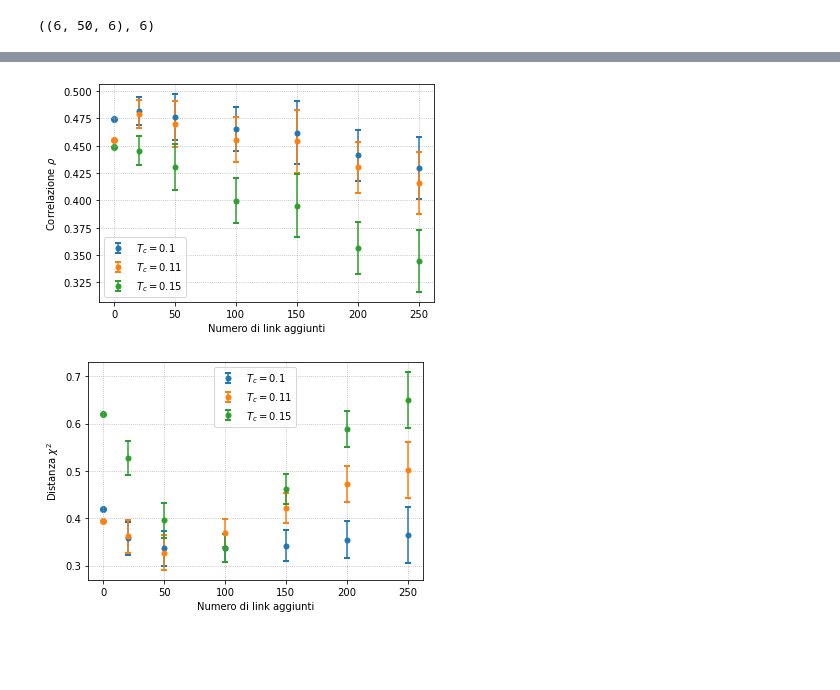
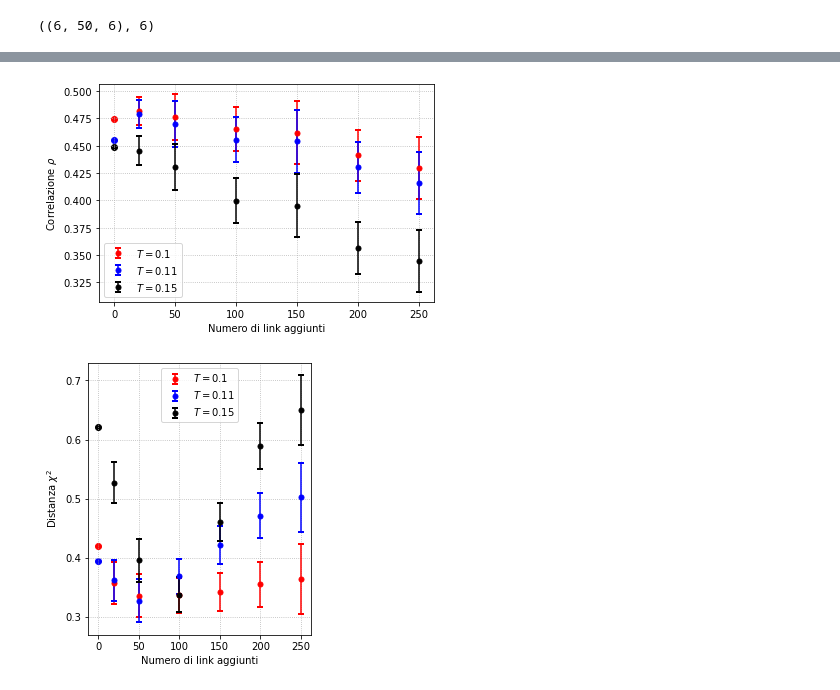
Before and after one commit to tommaso-bertola/TesiTriennale, a Jupyter notebook: Code/Risultati-Aggiunta-nodi-50realizzazioni.ipynb, the cells around one changed output, grey strips where cells are left out. Saved outputs shown, nothing was run; the diff lists cells and outputs as text; code cells hidden in the pictures; blank space fills up the shorter version.

```diff
--- a/Code/Risultati-Aggiunta-nodi-50realizzazioni.ipynb
+++ b/Code/Risultati-Aggiunta-nodi-50realizzazioni.ipynb
@@ -66,27 +66,40 @@ Le due metriche seppur confrontando i risultati della simulazione con quelli spe
 # %%
+custom_cycler = (cycler(color=['r', 'b', 'k']))
+fig,ax1=plt.subplots()
+
+ax1.set_prop_cycle(custom_cycler)
+
 tc_compute=[0.1,0.11,0.15]
 for i,tc in enumerate(tc_compute):
-    plt.errorbar(o_a, np.mean(rho_f[:,:,tc_index[tc]], axis=1), yerr=np.std(rho_f[:,:,tc_index[0.1]], axis=1),
-             fmt='o', label=r'$T_c=$'+str(tc), capsize=3, capthick=2, markersize=5)
-    plt.scatter(0,rho_orig[0,tc_orig_index[tc]])#, label='Normalizzato Tc='+str(tc),)
+    ax1.errorbar(o_a, np.mean(rho_f[:,:,tc_index[tc]], axis=1), yerr=np.std(rho_f[:,:,tc_index[0.1]], axis=1),
+             fmt='o', label=r'$T=$'+str(tc), capsize=3, capthick=2, markersize=5)
+    ax1.scatter(0,rho_orig[0,tc_orig_index[tc]])#, label='Normalizzato Tc='+str(tc),)
 
-plt.ylabel(r'Correlazione $\rho$')
-plt.xlabel('Numero di link aggiunti')
+ax1.set_ylabel(r'Correlazione $\rho$')
+ax1.set_xlabel('Numero di link aggiunti')
 plt.legend()
 plt.grid(True, ls='dotted')
+plt.savefig('../Figure/Risultati/rho_add_link.pdf',bbox_inches='tight')
 plt.show()
 # %% [output]
-[figure, old version]
+[figure, new version]
 # %%
+custom_cycler = (cycler(color=['r', 'b', 'k']))
+fig,ax1=plt.subplots(figsize=(4,5))
+
+ax1.set_prop_cycle(custom_cycler)
+
 tc_compute=[0.1,0.11,0.15]
 for i,tc in enumerate(tc_compute):
-    plt.errorbar(o_a,np.mean(chi_f[:,:,tc_index[tc]], axis=1), yerr=np.std(chi_f[:,:,tc_index[0.1]], axis=1),
-             fmt='o', label=r'$T_c=$'+str(tc), capsize=3, capthick=2, markersize=5)
-    plt.scatter(0,chi_orig[0,tc_orig_index[tc]])#, label='Normalizzato Tc='+str(tc),)
-plt.ylabel(r'Distanza $\chi^2$')
-plt.xlabel('Numero di link aggiunti')
-plt.legend()
+    ax1.errorbar(o_a,np.mean(chi_f[:,:,tc_index[tc]], axis=1), yerr=np.std(chi_f[:,:,tc_index[0.1]], axis=1),
+             fmt='o', label=r'$T=$'+str(tc), capsize=3, capthick=2, markersize=5)
+    ax1.scatter(0,chi_orig[0,tc_orig_index[tc]])#, label='Normalizzato Tc='+str(tc),)
+ax1.set_ylabel(r'Distanza $\chi^2$')
+ax1.set_xlabel('Numero di link aggiunti')
+plt.legend(loc='upper center')
 plt.grid(True, ls='dotted')
+#plt.savefig('../Figure/Risultati/chi_add_link.pdf',bbox_inches='tight')
+
 plt.show()
 # %% [output]
-[figure, old version]
+[figure, new version]
```
Also changed, not shown: parts of 24 cells of this notebook, 54 other files.
